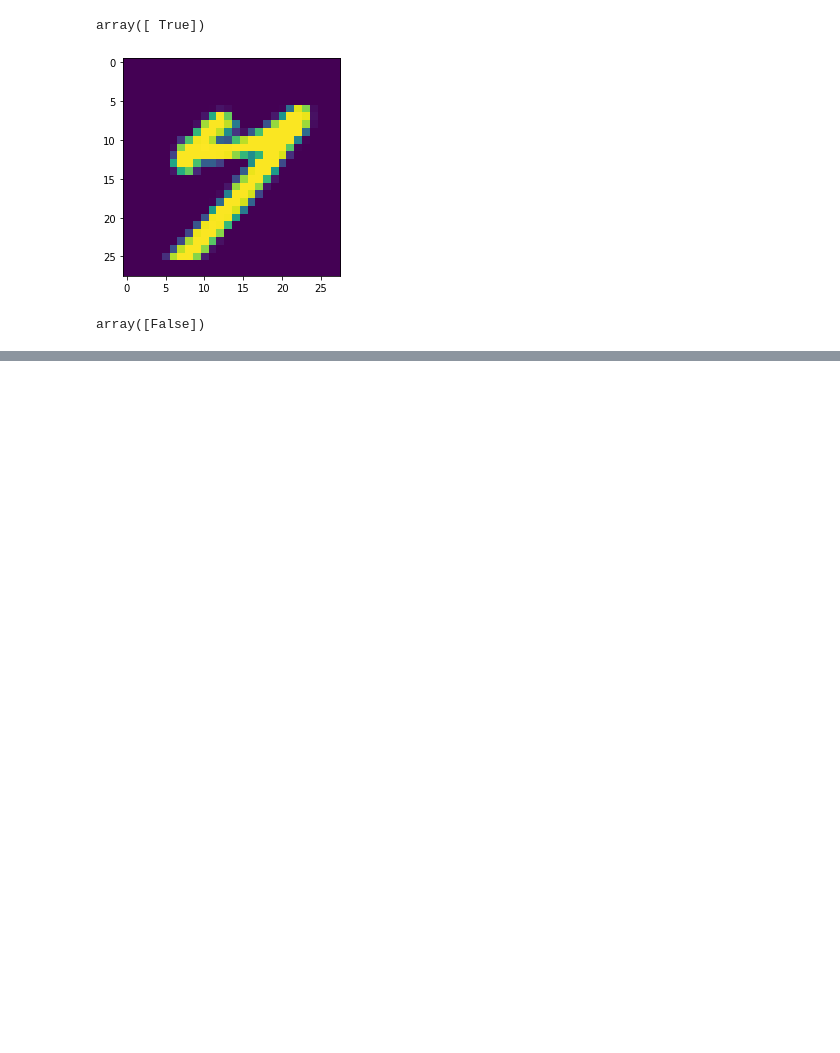
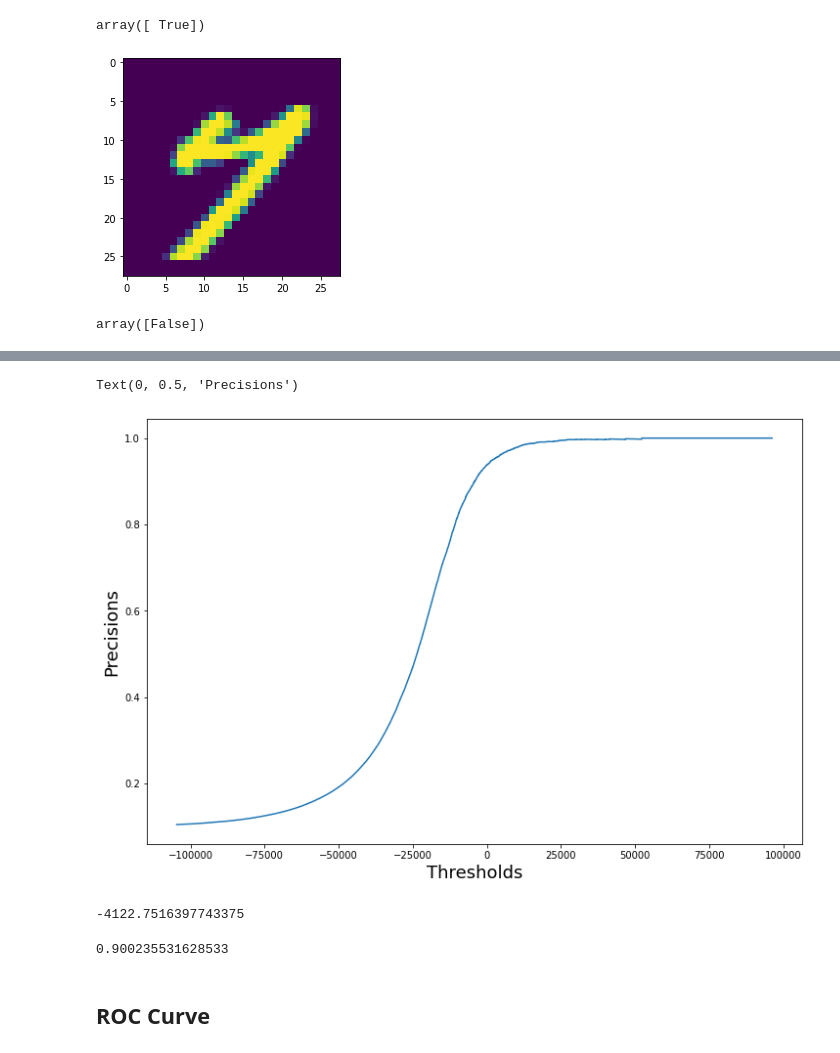
Before and after one commit to euguroglu/Machine-Learning-Projects, a Jupyter notebook: Sklearn_Logistic_Regression_Mnist_Binary.ipynb, the cells around one changed output, grey strips where cells are left out. Drawn from its saved outputs; the diff is of its cells as text; code cells hidden in the pictures; blank space fills up the shorter version.

```diff
--- a/Sklearn_Logistic_Regression_Mnist_Binary.ipynb
+++ b/Sklearn_Logistic_Regression_Mnist_Binary.ipynb
@@ -108,0 +199,8 @@ array([False])
+# %%
+plt.figure(figsize=(12,8))
+plt.plot(thresholds,precisions[1:]);
+plt.xlabel('Thresholds',fontsize=18)
+plt.ylabel('Precisions',fontsize=18)
+# %% [output]
+Text(0, 0.5, 'Precisions')
+[figure, added]
@@ -108,0 +209,4 @@ array([False])
+# %%
+thresholds[index]
+# %% [output]
+-4122.7516397743375
@@ -108,0 +215,6 @@ array([False])
+# %%
+precision_score(y_train_0,y_train_pred_90)
+# %% [output]
+0.900235531628533
+# %% [markdown]
+## ROC Curve
```
Also changed, not shown: parts of 36 cells of this notebook.
